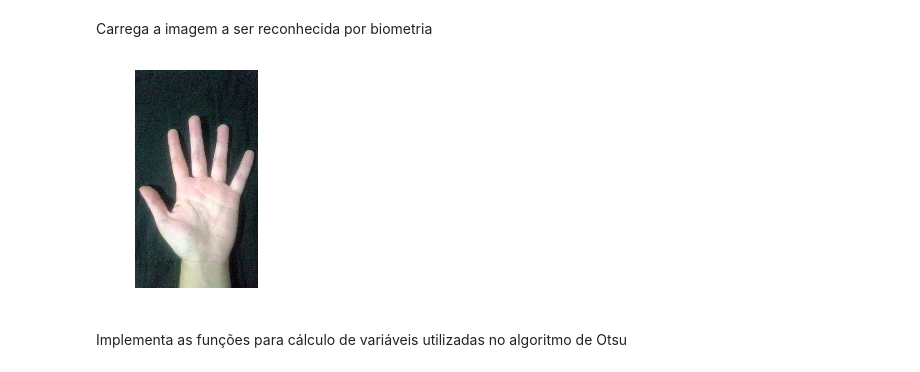
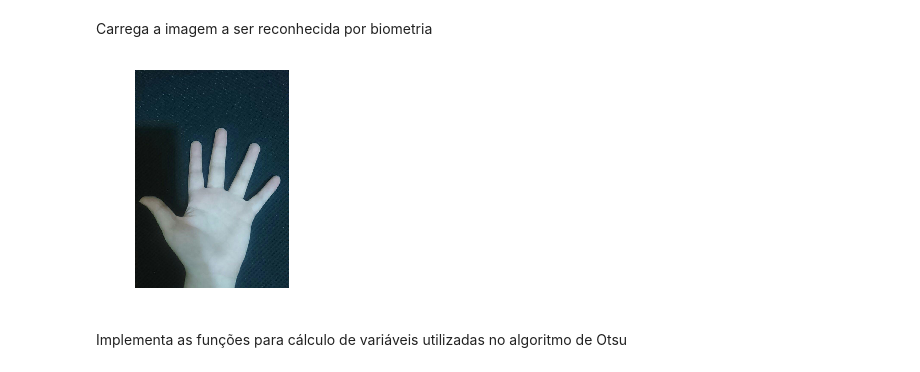
Before and after one commit to leticiarina/BiometricRecognition, a Jupyter notebook: biometricRecognition.ipynb, the cells around one changed output. Drawn from its saved outputs; the diff is of its cells as text; code cells hidden in the pictures.

```diff
--- a/biometricRecognition.ipynb
+++ b/biometricRecognition.ipynb
@@ -15,12 +15,12 @@ indexes = ['palm_length', 'palm_width', 'hand_length', 'hand_width', 'finger0_le
 # %% [markdown]
 Carrega a imagem a ser reconhecida por biometria
 # %%
-image = imageio.imread("handDatabase/person003_003.jpg")
+image = imageio.imread("handDatabase/person007_004.jpg")
 plt.axis('off')
 plt.imshow(image)
 plt.show()
 # %% [output]
-[figure, old version]
+[figure, new version]
 # %% [markdown]
 Implementa as funções para cálculo de variáveis utilizadas no algoritmo de Otsu
 # %%
```
Also changed, not shown: parts of 11 cells of this notebook, 1 other file.
